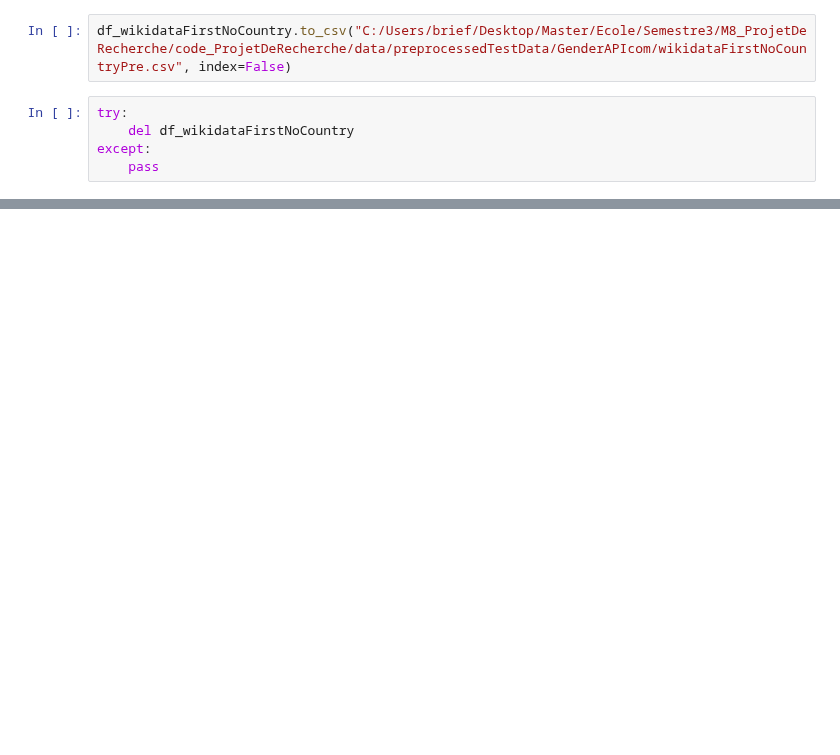
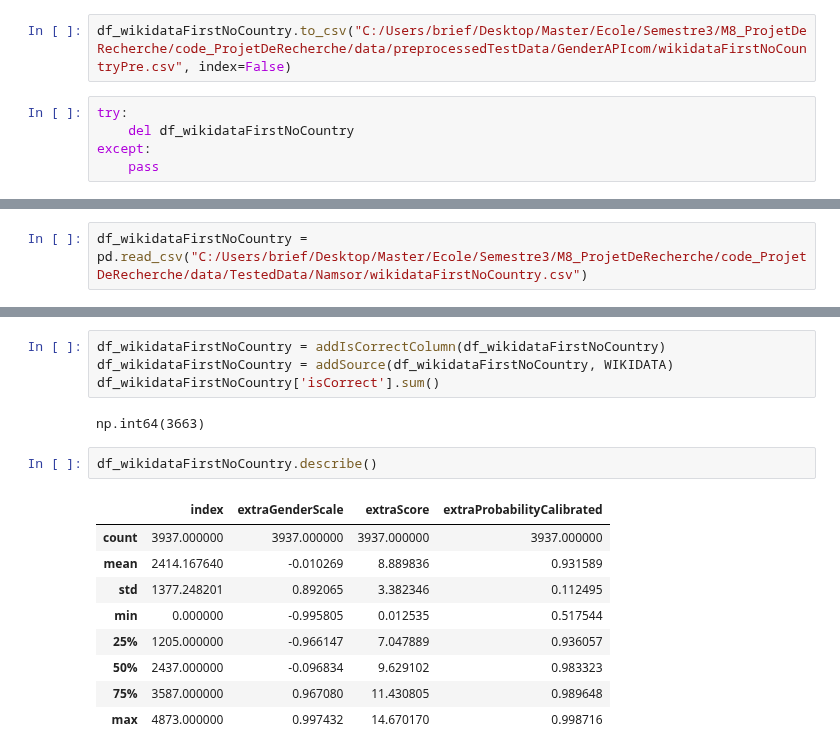
Before and after one commit to Briefgarde/name2genderresearch, a Jupyter notebook: notebooks/preprocessing/preprocessingTestData.ipynb, the cells around one changed output, grey strips where cells are left out. Drawn from its saved outputs; the diff is of its cells as text; blank space fills up the shorter version.

```diff
--- a/notebooks/preprocessing/preprocessingTestData.ipynb
+++ b/notebooks/preprocessing/preprocessingTestData.ipynb
@@ -669,0 +730,2 @@ except:
+# %%
+df_wikidataFirstNoCountry = pd.read_csv("C:/Users/brief/Desktop/Master/Ecole/Semestre3/M8_ProjetDeRecherche/code_ProjetDeRecherche/data/TestedData/Namsor/wikidataFirstNoCountry.csv")
@@ -669,0 +763,18 @@ except:
+# %%
+df_wikidataFirstNoCountry = addIsCorrectColumn(df_wikidataFirstNoCountry)
+df_wikidataFirstNoCountry = addSource(df_wikidataFirstNoCountry, WIKIDATA)
+df_wikidataFirstNoCountry['isCorrect'].sum()
+# %% [output]
+np.int64(3663)
+# %%
+df_wikidataFirstNoCountry.describe()
+# %% [output]
+|  | index | extraGenderScale | extraScore | extraProbabilityCalibrated |
+| count | 3937.000000 | 3937.000000 | 3937.000000 | 3937.000000 |
+| mean | 2414.167640 | -0.010269 | 8.889836 | 0.931589 |
+| std | 1377.248201 | 0.892065 | 3.382346 | 0.112495 |
+| min | 0.000000 | -0.995805 | 0.012535 | 0.517544 |
+| 25% | 1205.000000 | -0.966147 | 7.047889 | 0.936057 |
+| 50% | 2437.000000 | -0.096834 | 9.629102 | 0.983323 |
+| 75% | 3587.000000 | 0.967080 | 11.430805 | 0.989648 |
+| max | 4873.000000 | 0.997432 | 14.670170 | 0.998716 |
```
Also changed, not shown: parts of 33 cells of this notebook, 11 other files.
